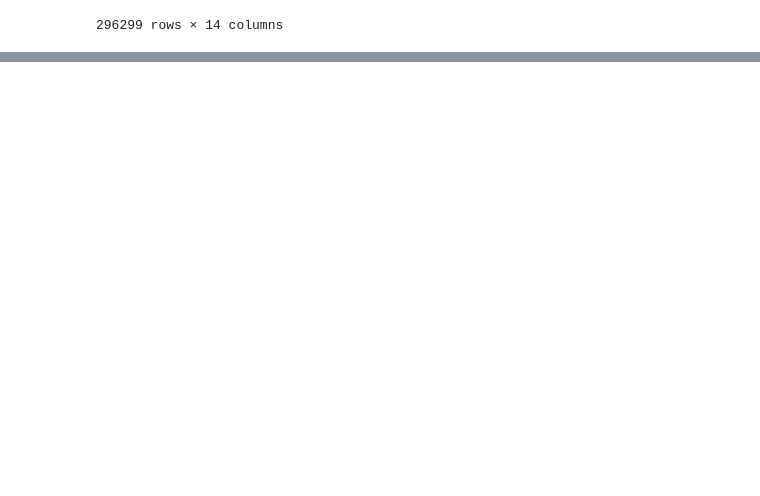
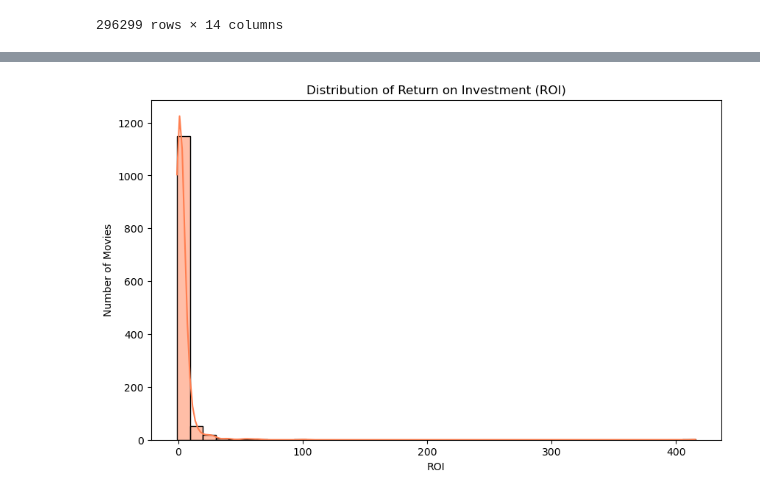
Before and after one commit to Arasirwa/stunning-computing-machine, a Jupyter notebook: notebooks/exploratory.ipynb, the cells around one changed output, grey strips where cells are left out. Saved outputs shown, nothing was run; the diff lists cells and outputs as text; code cells hidden in the pictures; blank space fills up the shorter version.

```diff
--- a/notebooks/exploratory.ipynb
+++ b/notebooks/exploratory.ipynb
@@ -647,0 +786,12 @@ Index(['movie_id', 'title', 'original_title', 'release_year', 'runtime_min',
+# %%
+budget_df_cp = budget_df.copy(deep=True)
+# %%
+finance_cols = ['production_budget', 'domestic_gross', 'worldwide_gross']
+
+for col in finance_cols:
+    budget_df_cp[col] = (budget_df_cp[col].replace('[\$,]','', regex=True).astype(float))
+# %%
+budget_df_cp['release_date'] = budget_df_cp['release_date'].astype(str).str.strip()
+budget_df_cp['release_date'] = pd.to_datetime(budget_df_cp['release_date'], format='%b %d, %Y')
+
+budget_df_cp['release_date']
@@ -647,0 +858,4 @@ Index(['movie_id', 'title', 'original_title', 'release_year', 'runtime_min',
+# %%
+#budget_df_cp['roi'] = (budget_df_cp[''])
+budget_df_cp['ROI'] = (budget_df_cp['worldwide_gross'] - budget_df_cp['production_budget']) / budget_df_cp['production_budget']
+budget_df_cp['ROI']
@@ -647,0 +916,9 @@ Index(['movie_id', 'title', 'original_title', 'release_year', 'runtime_min',
+# %%
+plt.figure(figsize=(10,6))
+sns.histplot(budget_df_cp['ROI'], bins=40, kde=True, color='coral')
+plt.title('Distribution of Return on Investment (ROI)')
+plt.xlabel('ROI')
+plt.ylabel('Number of Movies')
+plt.show()
+# %% [output]
+[figure, added]
```
Also changed, not shown: parts of 40 cells of this notebook.
